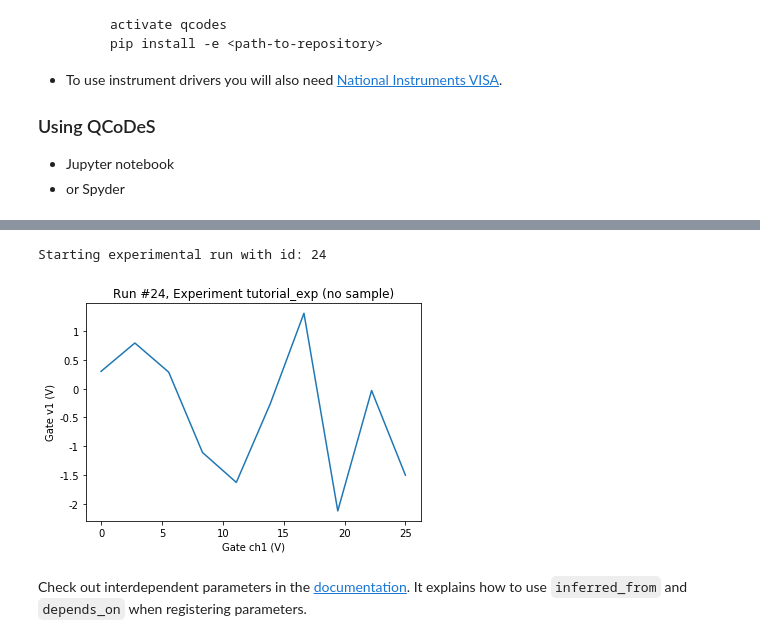
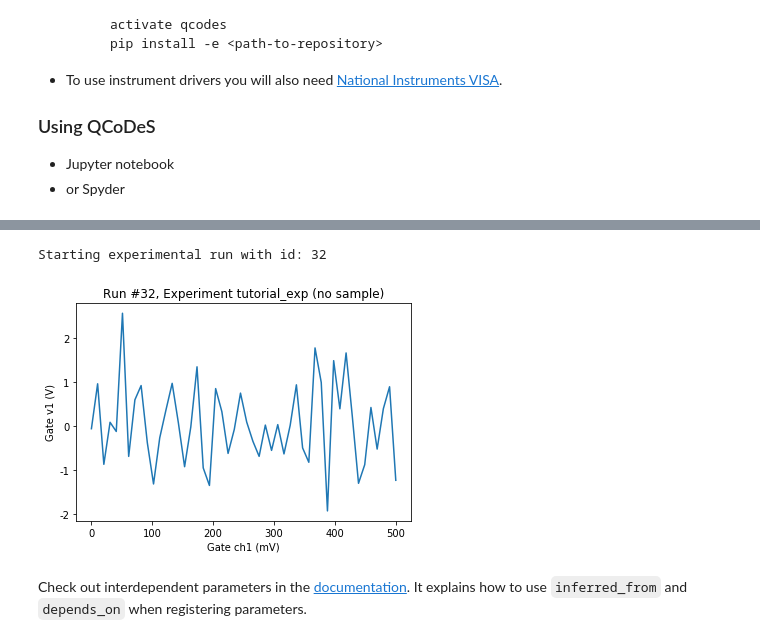
Before and after one commit to equs-python/__equs__.Python, a Jupyter notebook: day-3-community-day/qcodes/qcodes.ipynb, the cells around one changed output, grey strips where cells are left out. Cells and saved outputs as stored; diff of their text form; code cells hidden in the pictures.

````diff
--- a/day-3-community-day/qcodes/qcodes.ipynb
+++ b/day-3-community-day/qcodes/qcodes.ipynb
@@ -133,25 +135,25 @@ tutorial_exp#no sample#20@/Users/jana/equs/__equs__.Python/day-3-community-day/q
 # %%
 # We are now ready to run the experiment.
 meas = Measurement()
 # All we need to do is to subsribe all parameters involved.
 meas.register_parameter(dac.ch1)  # register the first independent parameter
 meas.register_parameter(dmm.v1, setpoints=(dac.ch1,))  # register the dependent one
 meas.write_period = 2
 
 with meas.run() as datasaver:
-    for set_v in np.linspace(0, 25, 10):
+    for set_v in np.linspace(0, 0.5, 50):
         dac.ch1.set(set_v)
         get_v = dmm.v1.get()
         datasaver.add_result((dac.ch1, set_v),
                              (dmm.v1, get_v))
     # Retain the current data ID for plotting
     dataid = datasaver.run_id
 
 # Plot the data
 axs, cbar = plot_by_id(dataid)
 # %% [output]
-Starting experimental run with id: 24
+Starting experimental run with id: 32
-[figure, old version]
+[figure, new version]
 # %% [markdown]
 Check out interdependent parameters in the [documentation](http://qcodes.github.io/Qcodes/dataset/interdependentparams.html). It explains how to use ```inferred_from``` and ```depends_on``` when registering parameters.
 # %% [markdown]
````
Also changed, not shown: parts of 10 cells of this notebook.
